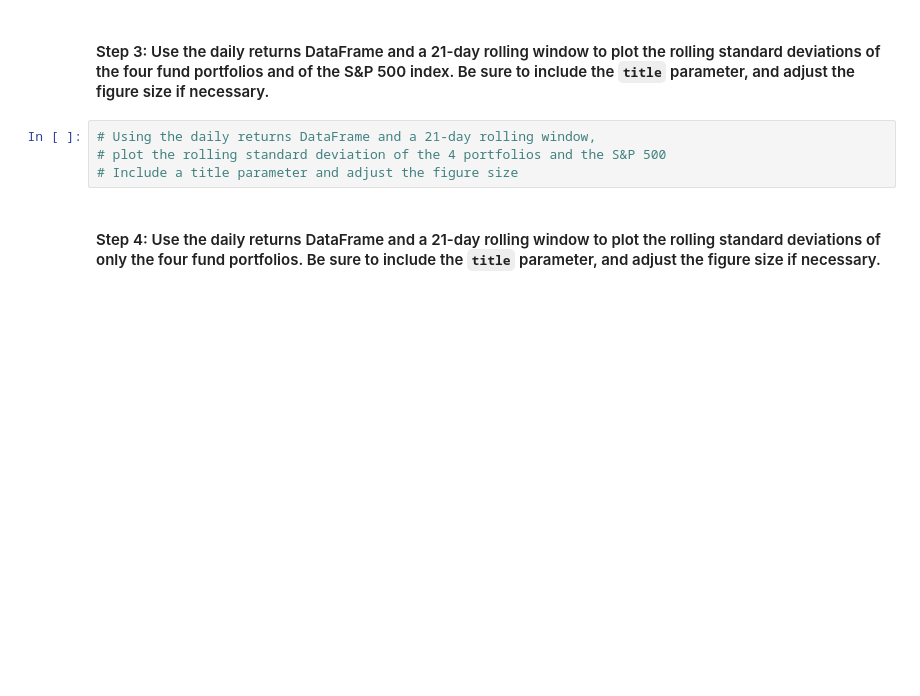
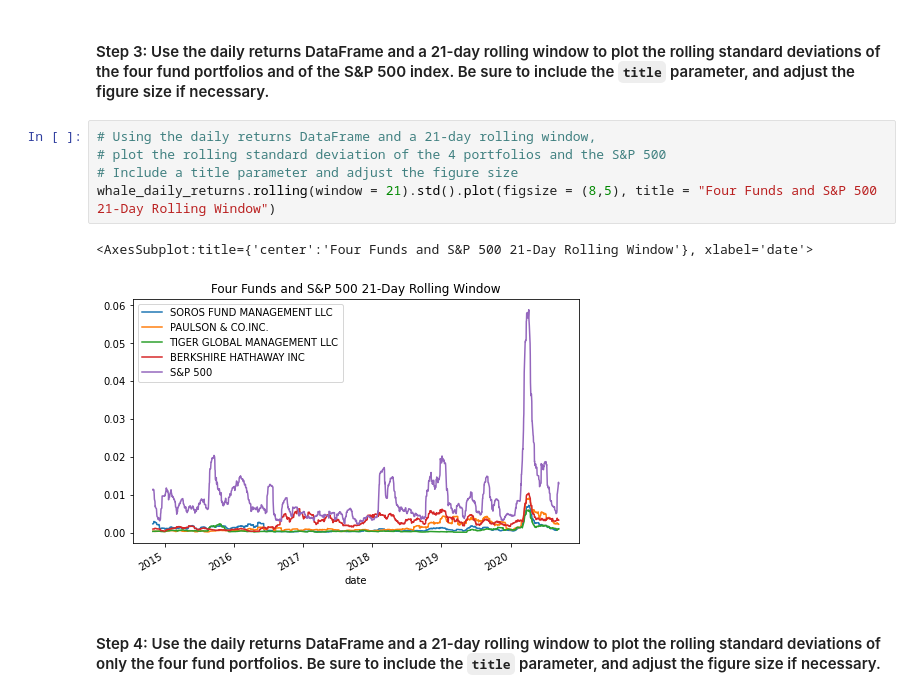
Before and after one commit to nomibold/Module_4_Challenge, a Jupyter notebook: risk_return_analysis.ipynb, the cells around one changed output. Cells and saved outputs as stored; diff of their text form; blank space fills up the shorter version.

```diff
--- a/risk_return_analysis.ipynb
+++ b/risk_return_analysis.ipynb
@@ -314,7 +314,11 @@ dtype: float64
 # %%
 # Using the daily returns DataFrame and a 21-day rolling window,
 # plot the rolling standard deviation of the 4 portfolios and the S&P 500
 # Include a title parameter and adjust the figure size
+whale_daily_returns.rolling(window = 21).std().plot(figsize = (8,5), title = "Four Funds and S&P 500 21-Day Rolling Window")
+# %% [output]
+<AxesSubplot:title={'center':'Four Funds and S&P 500 21-Day Rolling Window'}, xlabel='date'>
+[figure, added]
 # %% [markdown]
 #### Step 4: Use the daily returns DataFrame and a 21-day rolling window to plot the rolling standard deviations of only the four fund portfolios. Be sure to include the `title` parameter, and adjust the figure size if necessary.
 # %%
```
Also changed, not shown: parts of 21 cells of this notebook.
